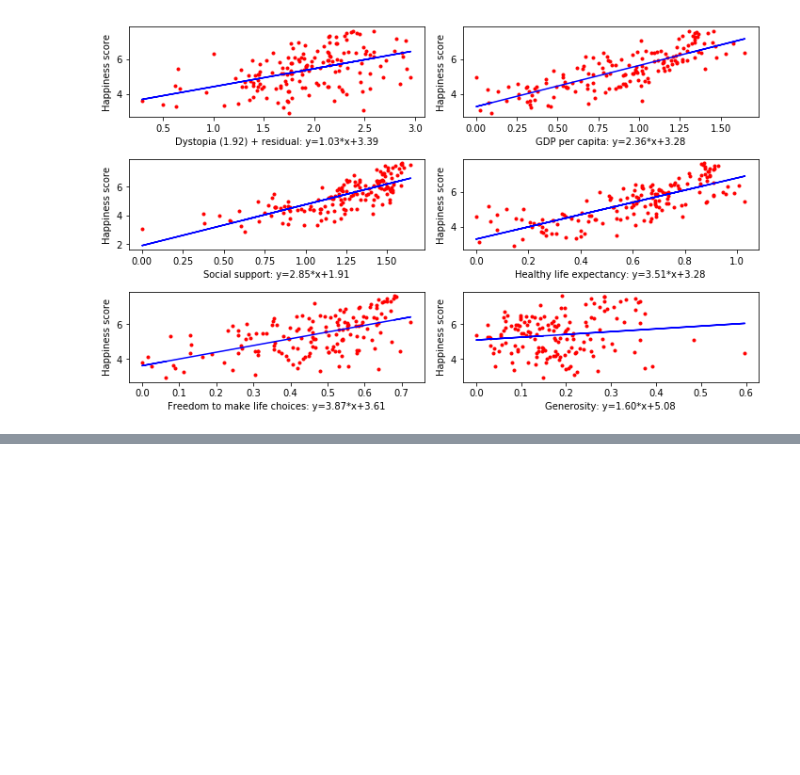
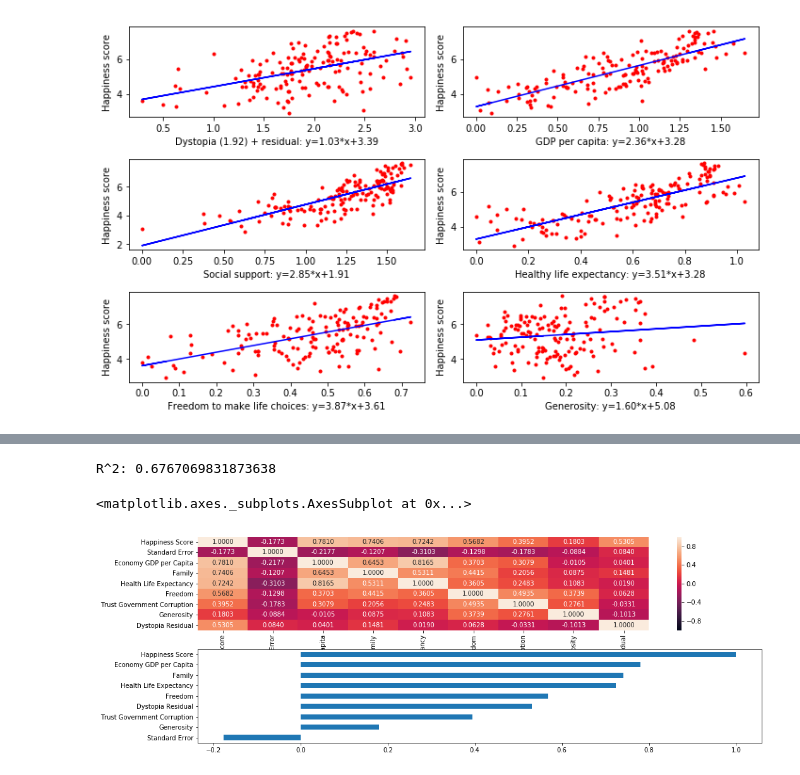
Before and after one commit to guptajay/world-happiness-report, a Jupyter notebook: project_cz1015.ipynb, the cells around one changed output, grey strips where cells are left out. Saved outputs shown, nothing was run; the diff lists cells and outputs as text; code cells hidden in the pictures; blank space fills up the shorter version.

```diff
--- a/project_cz1015.ipynb
+++ b/project_cz1015.ipynb
@@ -111,0 +185,21 @@ NameError: name 'train_test_split' is not defined
+# %%
+df2017 = pd.read_csv('2017.csv')
+df2016 = pd.read_csv('2016.csv')
+df2015 = pd.read_csv('2015.csv')
+
+# 2017 data
+df2017.columns = df2017.columns.str.replace('(\))|(\()|(\.$)', '')
+df2017.columns = df2017.columns.str.replace('\.+', ' ')
+# 2016 data
+df2016.columns = df2016.columns.str.replace('(\))|(\()|(\.$)', '')
+df2016.columns = df2016.columns.str.replace('\.+', ' ')
+# 2015 data
+df2015.columns = df2015.columns.str.replace('(\))|(\()|(\.$)', '')
+df2015.columns = df2015.columns.str.replace('\.+', ' ')
+
+features = ['Happiness Score', 'Economy GDP per Capita', 'Health Life Expectancy', 'Family']
+features2017 = df2017[features]
+features2016 = df2016[features]
+features2015 = df2015[features]
+features_total = pd.concat([features2015, features2016, features2017], axis=0)
+features_total.info()
@@ -111,0 +216,15 @@ NameError: name 'train_test_split' is not defined
+# %%
+X1 = features_total.drop(['Happiness Score'], axis=1)
+y1 = features_total['Happiness Score']
+linreg.fit(X1, y1)
+print('R^2:', linreg.score(X_test, y_test))
+# %% [output]
+R^2: 0.6767069831873638
+# %%
+df2015_features = df2015.drop(['Happiness Rank'], axis=1)
+f, ax = plt.subplots(2,1)
+sb.heatmap(df2015_features.corr(), vmin = -1, vmax=1, annot=True, fmt='.4f', ax = ax[0])
+df2015_features.corr().iloc[0,].sort_values().plot.barh(figsize=(16,6), ax=ax[1])
+# %% [output]
+<matplotlib.axes._subplots.AxesSubplot at 0x...>
+[figure, added]
```
Also changed, not shown: parts of 25 cells of this notebook, 3 other files.
